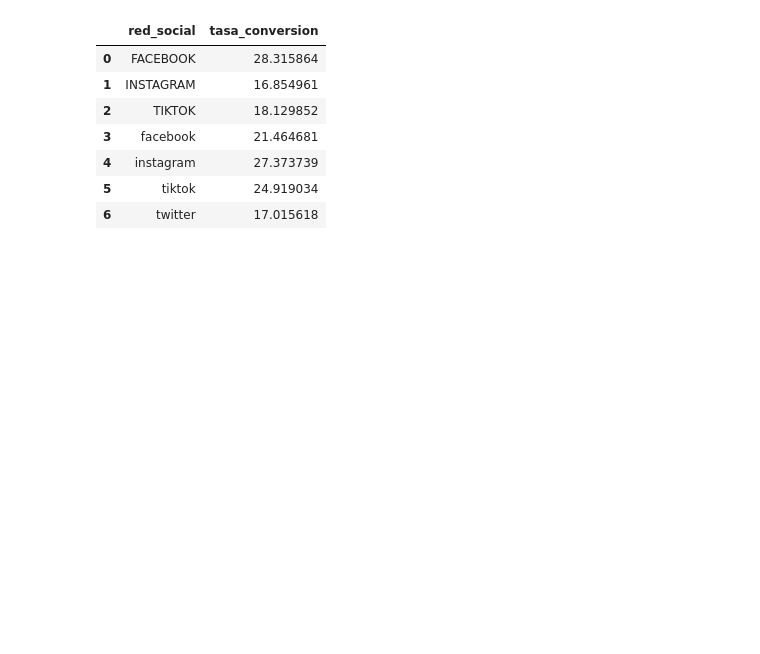
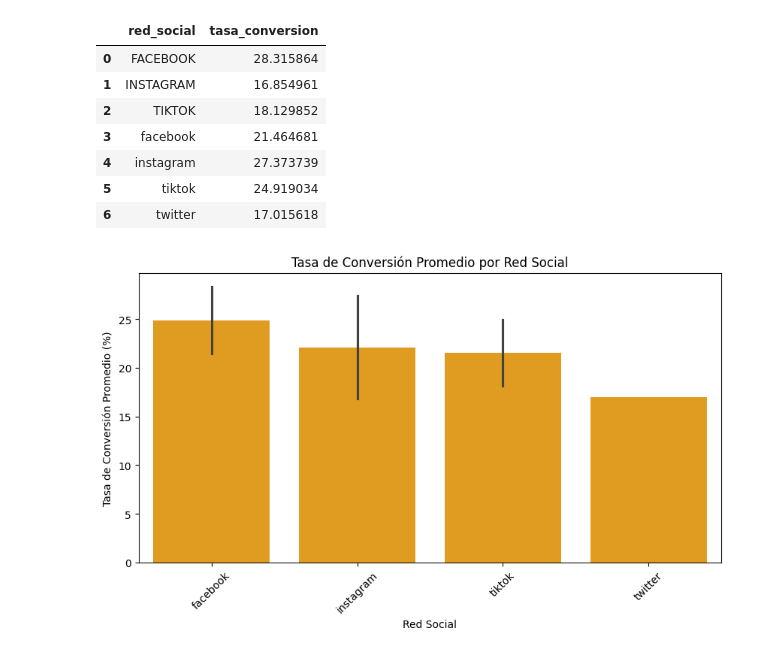
Before and after one commit to fttm-mdz/limpieza_redes, a Jupyter notebook: limpieza.ipynb, the cells around one changed output. Drawn from its saved outputs; the diff is of its cells as text; code cells hidden in the pictures; blank space fills up the shorter version.

```diff
--- a/limpieza.ipynb
+++ b/limpieza.ipynb
@@ -328,3 +324,15 @@ tasa_red
 | 4 | instagram | 27.373739 |
 | 5 | tiktok | 24.919034 |
 | 6 | twitter | 17.015618 |
+# %%
+tasa_red["red_social"] = tasa_red["red_social"].str.lower()
+
+plt.figure(figsize=(10, 5))
+sns.barplot(data=tasa_red, x="red_social", y="tasa_conversion", color="orange")
+plt.title("Tasa de Conversión Promedio por Red Social")
+plt.xlabel("Red Social")
+plt.ylabel("Tasa de Conversión Promedio (%)")
+plt.xticks(rotation=45)
+plt.show()
+# %% [output]
+[figure, added]
```
Also changed, not shown: parts of 7 cells of this notebook.
